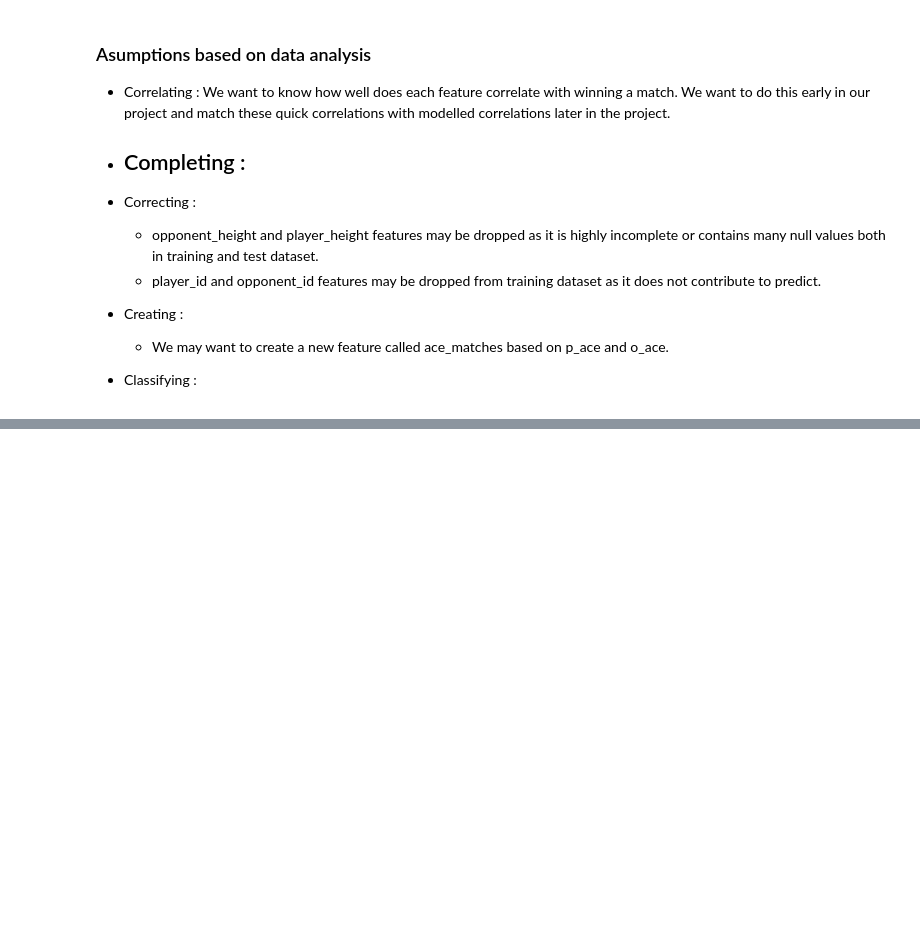
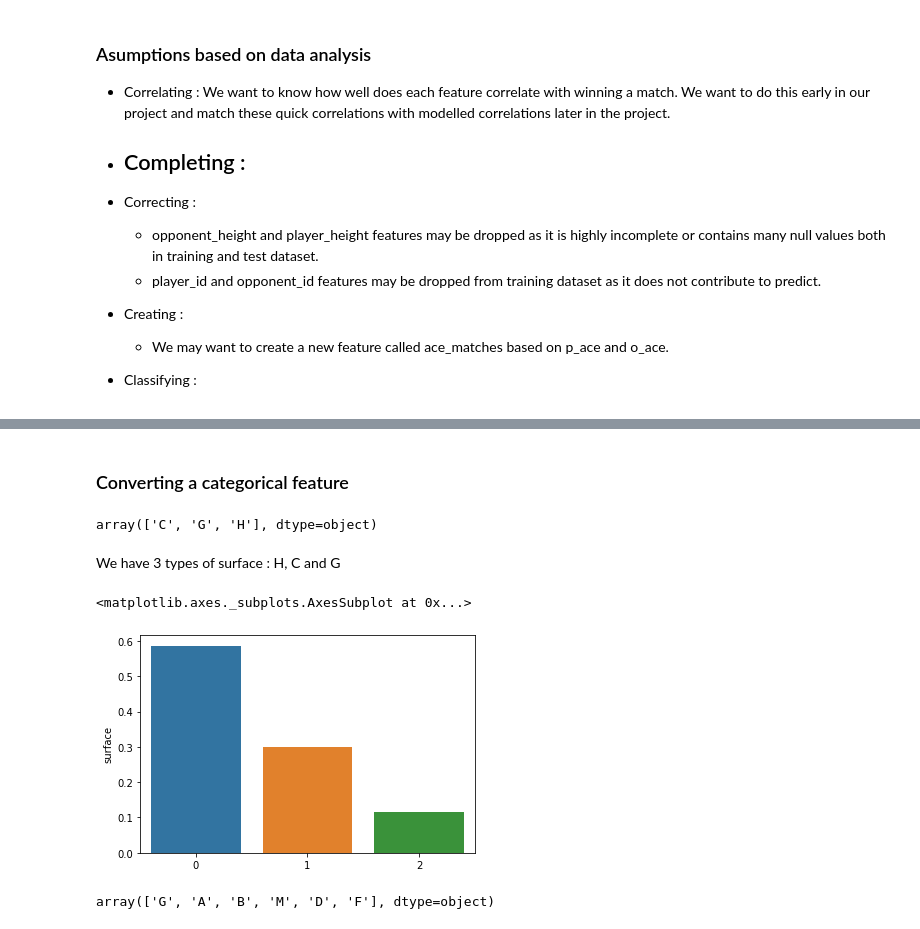
Before and after one commit to Thrynk/Tennis-prediction, a Jupyter notebook: Tennis.ipynb, the cells around one changed output, grey strips where cells are left out. Cells and saved outputs as stored; diff of their text form; code cells hidden in the pictures; blank space fills up the shorter version.

```diff
--- a/Tennis.ipynb
+++ b/Tennis.ipynb
@@ -260,0 +245,4 @@ memory usage: 465.6+ KB
+# %%
+train_df = train_df.drop(['minutes','p_upsets','o_upsets','p_tbs','o_tbs','p_sets','o_sets','p_games','o_games','player_id','opponent_id','match_id','date','player_height','opponent_height','outcome','o_matches'], axis=1)
+test_df = test_df.drop(['minutes','p_upsets','o_upsets','p_tbs','o_tbs','p_sets','o_sets','p_games','o_games','player_id','opponent_id','match_id','date','player_height','opponent_height','outcome','o_matches'], axis=1)
+combine = [train_df, test_df]
@@ -261,3 +251,38 @@ memory usage: 465.6+ KB
+# %%
+for dataset in combine:
+    dataset['dif_rank'] = dataset['player_rank'] - dataset['opponent_rank']
+    dataset['dif_elo_rating'] = dataset['player_elo_rating'] - dataset['opponent_elo_rating']
+    dataset['dif_ace'] = dataset['p_ace'] - dataset['o_ace']
+    dataset['dif_df'] = dataset['p_df'] - dataset['o_df']
+    dataset['dif_sv_pt'] = dataset['p_sv_pt'] - dataset['o_sv_pt']
+    dataset['dif_1st_in'] = dataset['p_1st_in'] - dataset['o_1st_in']
+    dataset['dif_1st_won'] = dataset['p_1st_won'] - dataset['o_1st_won']
+    dataset['dif_2nd_won'] = dataset['p_2nd_won'] - dataset['o_2nd_won']
+    dataset['dif_sv_gms'] = dataset['p_sv_gms'] - dataset['o_sv_gms']
+    dataset['dif_bp_sv'] = dataset['p_bp_sv'] - dataset['o_bp_sv']
+    dataset['dif_bp_fc'] = dataset['p_bp_fc'] - dataset['o_bp_fc']
+
+train_df = train_df.drop(['player_rank','opponent_rank','player_elo_rating','opponent_elo_rating','p_ace','o_ace','p_df','o_df','p_sv_pt','o_sv_pt','p_1st_in',
+                          'o_1st_in','p_1st_won','o_1st_won','p_2nd_won','o_2nd_won','p_sv_gms','o_sv_gms','p_bp_sv','o_bp_sv','p_bp_fc','o_bp_fc'], axis=1)
+test_df = test_df.drop(['player_rank','opponent_rank','player_elo_rating','opponent_elo_rating','p_ace','o_ace','p_df','o_df','p_sv_pt','o_sv_pt','p_1st_in',
+                          'o_1st_in','p_1st_won','o_1st_won','p_2nd_won','o_2nd_won','p_sv_gms','o_sv_gms','p_bp_sv','o_bp_sv','p_bp_fc','o_bp_fc'], axis=1)
+# %%
+combine = [train_df, test_df]
+for dataset in combine:
+    dataset['dif_avg_ace'] = dataset['p_avg_ace'] - dataset['o_avg_ace']
+    dataset['dif_avg_df'] = dataset['p_avg_df'] - dataset['o_avg_df']
+    dataset['dif_avg_sv_pt'] = dataset['p_avg_sv_pt'] - dataset['o_avg_sv_pt']
+    dataset['dif_avg_1st_in'] = dataset['p_avg_1st_in'] - dataset['o_avg_1st_in']
+    dataset['dif_avg_1st_won'] = dataset['p_avg_1st_won'] - dataset['o_avg_1st_won']
+    dataset['dif_avg_2nd_won'] = dataset['p_avg_2nd_won'] - dataset['o_avg_2nd_won']
+    dataset['dif_avg_sv_gms'] = dataset['p_avg_sv_gms'] - dataset['o_avg_sv_gms']
+    dataset['dif_avg_bp_sv'] = dataset['p_avg_bp_sv'] - dataset['o_avg_bp_sv']
+    dataset['dif_avg_bp_fc'] = dataset['p_avg_bp_fc'] - dataset['o_avg_bp_fc']
+
+train_df = train_df.drop(['p_avg_ace','o_avg_ace','p_avg_df','o_avg_df','p_avg_sv_pt','o_avg_sv_pt','p_avg_1st_in',
+                          'o_avg_1st_in','p_avg_1st_won','o_avg_1st_won','p_avg_2nd_won','o_avg_2nd_won','p_avg_sv_gms','o_avg_sv_gms','p_avg_bp_sv','o_avg_bp_sv','p_avg_bp_fc','o_avg_bp_fc'], axis=1)
+test_df = test_df.drop(['p_avg_ace','o_avg_ace','p_avg_df','o_avg_df','p_avg_sv_pt','o_avg_sv_pt','p_avg_1st_in',
+                          'o_avg_1st_in','p_avg_1st_won','o_avg_1st_won','p_avg_2nd_won','o_avg_2nd_won','p_avg_sv_gms','o_avg_sv_gms','p_avg_bp_sv','o_avg_bp_sv','p_avg_bp_fc','o_avg_bp_fc'], axis=1)
 # %%
 train_df.head()
 # %% [output]
@@ -327,0 +306,21 @@ KeyError: "None of [Index(['dif_ace_matches'], dtype='object')] are in the [colu
+# %% [markdown]
+### Converting a categorical feature
+# %%
+train_df['surface'].unique()
+# %% [output]
+array(['C', 'G', 'H'], dtype=object)
+# %% [markdown]
+We have 3 types of surface : H, C and G
+# %%
+combine = [train_df, test_df]
+for dataset in combine:
+    dataset['surface'] = dataset['surface'].map( {'H': 0, 'C': 1, 'G':2} ).astype(int)
+
+sns.barplot(x = np.sort(train_df['surface'].unique()), y = train_df['surface'].value_counts()/train_df['surface'].count())
+# %% [output]
+<matplotlib.axes._subplots.AxesSubplot at 0x...>
+[figure, added]
+# %%
+train_df['level'].unique()
+# %% [output]
+array(['G', 'A', 'B', 'M', 'D', 'F'], dtype=object)
```
Also changed, not shown: parts of 27 cells of this notebook, 2 other files.
